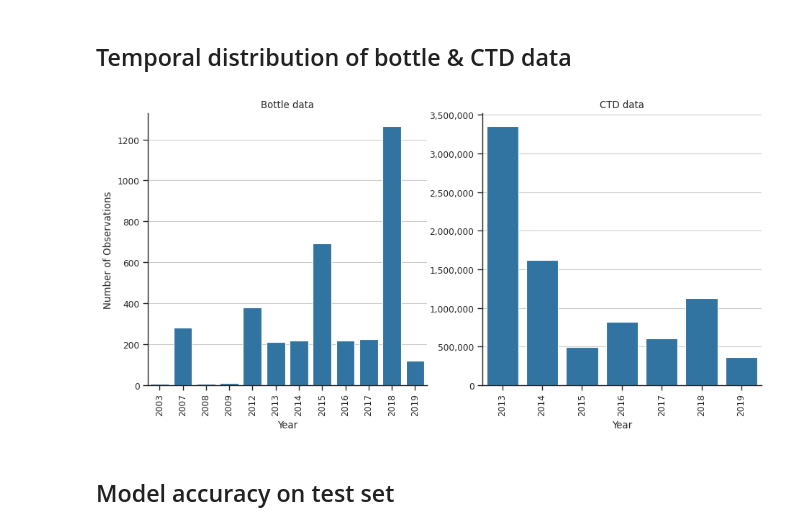
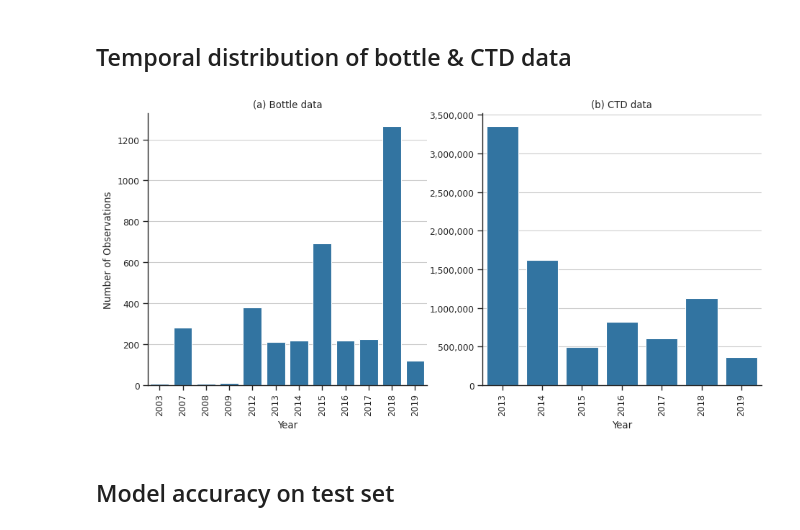
Before and after one commit to WHOIGit/nelme-bottom-water-bgc, a Jupyter notebook: manuscript_figures.ipynb, the cells around one changed output. Saved outputs shown, nothing was run; the diff lists cells and outputs as text; code cells hidden in the pictures.

```diff
--- a/manuscript_figures.ipynb
+++ b/manuscript_figures.ipynb
@@ -158,19 +158,19 @@ fig.savefig('figures/ctd_data_distribution_seasonal.png', dpi=dpi, bbox_inches='
 # %%
 s_bottle = df_bottle.groupby('Year')['TA'].count().to_frame().reset_index()
 s_ctd = df_wod.groupby(df_wod.Date.dt.year)['TA'].count().to_frame().reset_index()
 
 fig, axs = plt.subplots(1, 2, figsize=(11, 5))
 _ = sns.barplot(data=s_bottle, x='Year', y='TA', color='C0', ax=axs[0])
 _ = axs[0].set_xticklabels(s_bottle.Year, rotation=90)
-_ = axs[0].set(ylabel='Number of Observations', title='Bottle data')
+_ = axs[0].set(ylabel='Number of Observations', title='(a) Bottle data')
 _ = sns.barplot(data=s_ctd, x='Date', y='TA', color='C0', ax=axs[1])
 _ = axs[1].set_xticklabels(s_ctd.Date, rotation=90)
-_ = axs[1].set(xlabel='Year', ylabel='', title='CTD data')
+_ = axs[1].set(xlabel='Year', ylabel='', title='(b) CTD data')
 _ = axs[1].yaxis.set_major_formatter(fmt)
 sns.despine(fig)
 fig.savefig('figures/data_distribution_time.png', dpi=dpi, bbox_inches='tight')
 # %% [output]
-[figure, old version]
+[figure, new version]
 # %% [markdown]
 ## Model accuracy on test set
 # %%
```
Also changed, not shown: parts of 6 cells of this notebook.
